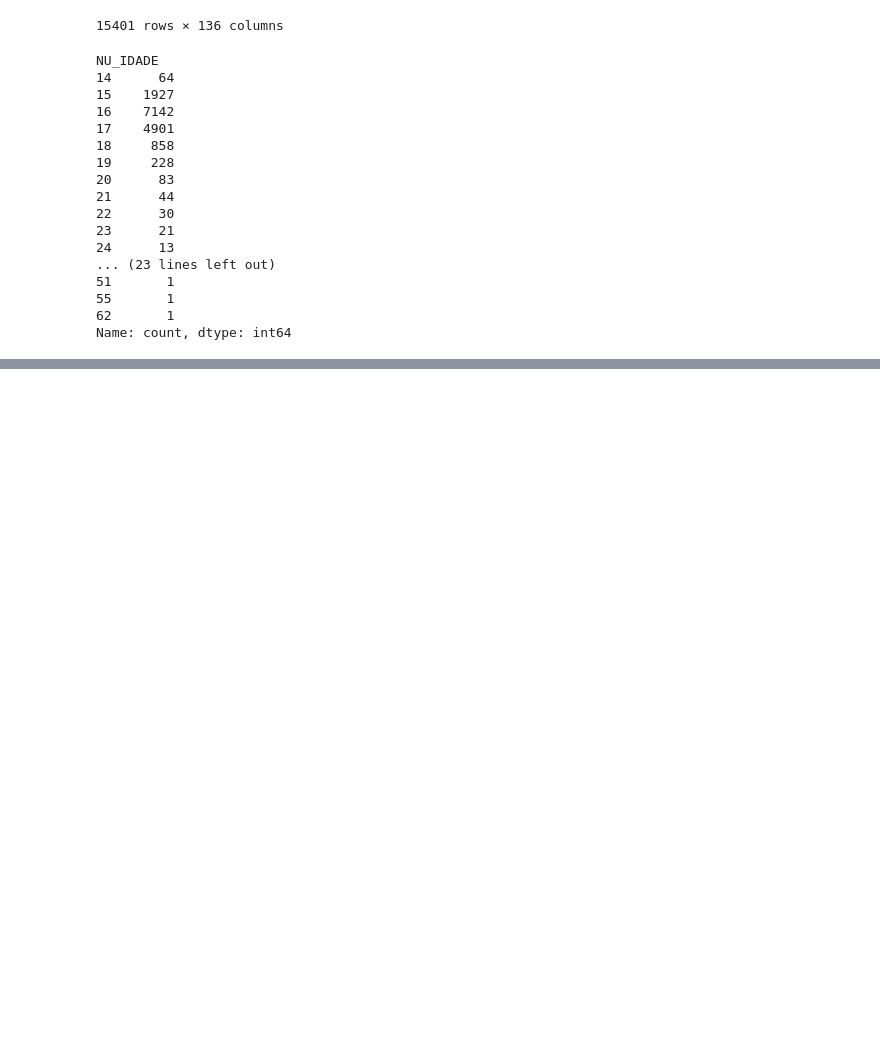
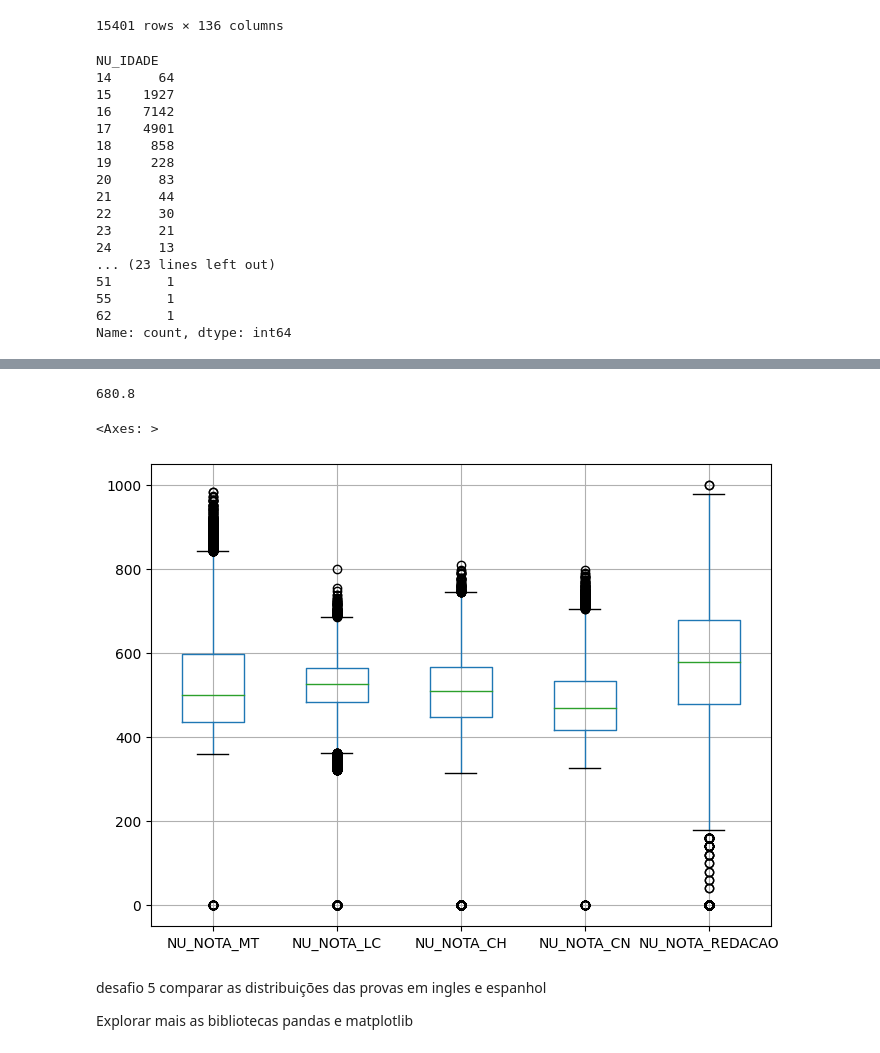
Before and after one commit to florybal/imersao_dados, a Jupyter notebook: Aula01.ipynb, the cells around one changed output, grey strips where cells are left out. Drawn from its saved outputs; the diff is of its cells as text; code cells hidden in the pictures; blank space fills up the shorter version.

```diff
--- a/Aula01.ipynb
+++ b/Aula01.ipynb
@@ -194,0 +213,5 @@ Name: count, dtype: int64
+# %%
+provas = ["NU_NOTA_MT", "NU_NOTA_LC", "NU_NOTA_CH", "NU_NOTA_CN", "NU_NOTA_REDACAO"]
+
+#descreve estatisticamente
+dados[provas].describe()
@@ -194,0 +228,14 @@ Name: count, dtype: int64
+# %%
+#90 por cento que tiraram a nota
+dados["NU_NOTA_MT"].quantile(0.9)
+# %% [output]
+680.8
+# %%
+dados[provas].boxplot(grid=True, figsize=(8, 6))
+# %% [output]
+<Axes: >
+[figure, added]
+# %% [markdown]
+desafio 5 comparar as distribuições das provas em ingles e espanhol
+
+Explorar mais as bibliotecas pandas e matplotlib
```
Also changed, not shown: parts of 9 cells of this notebook, 2 other files.
